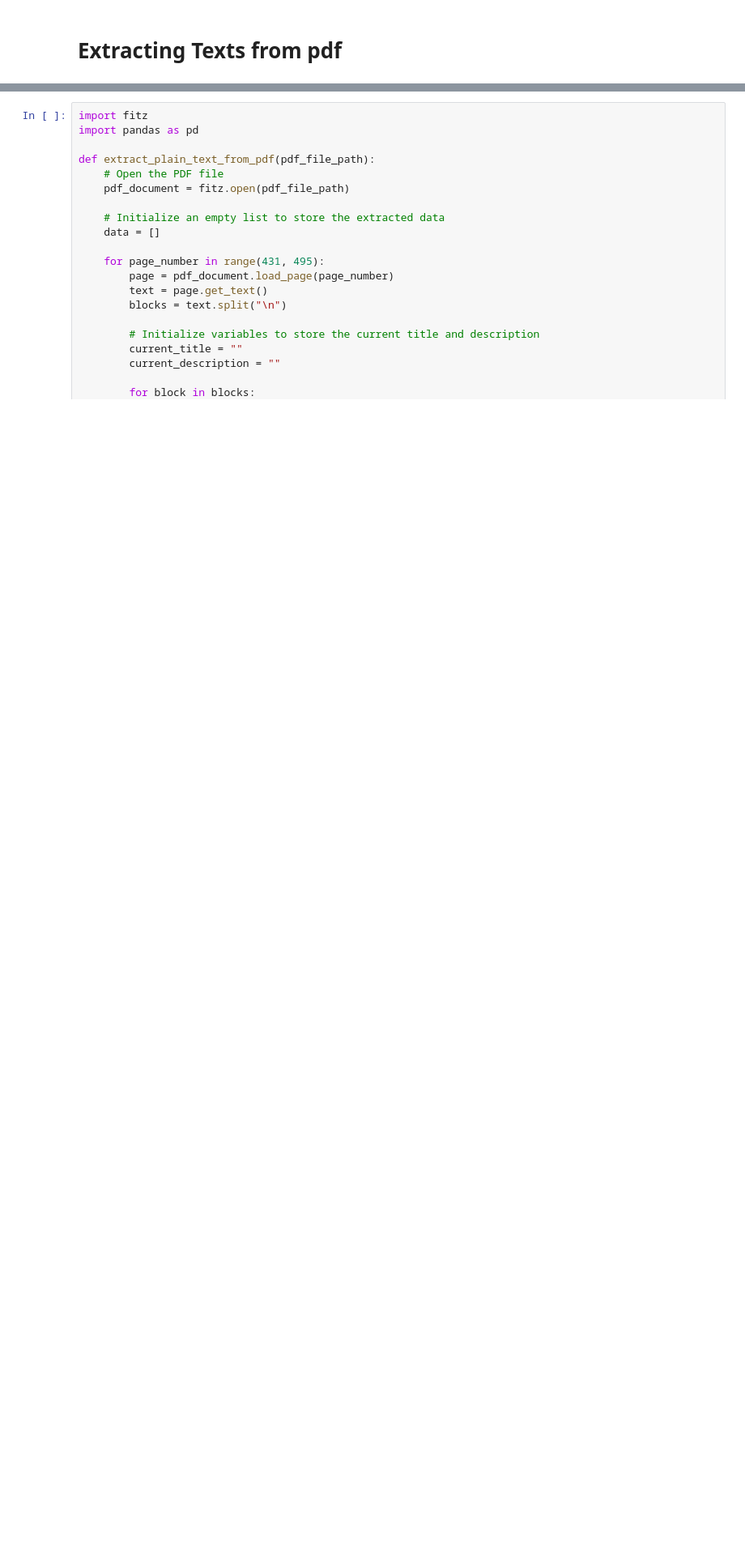
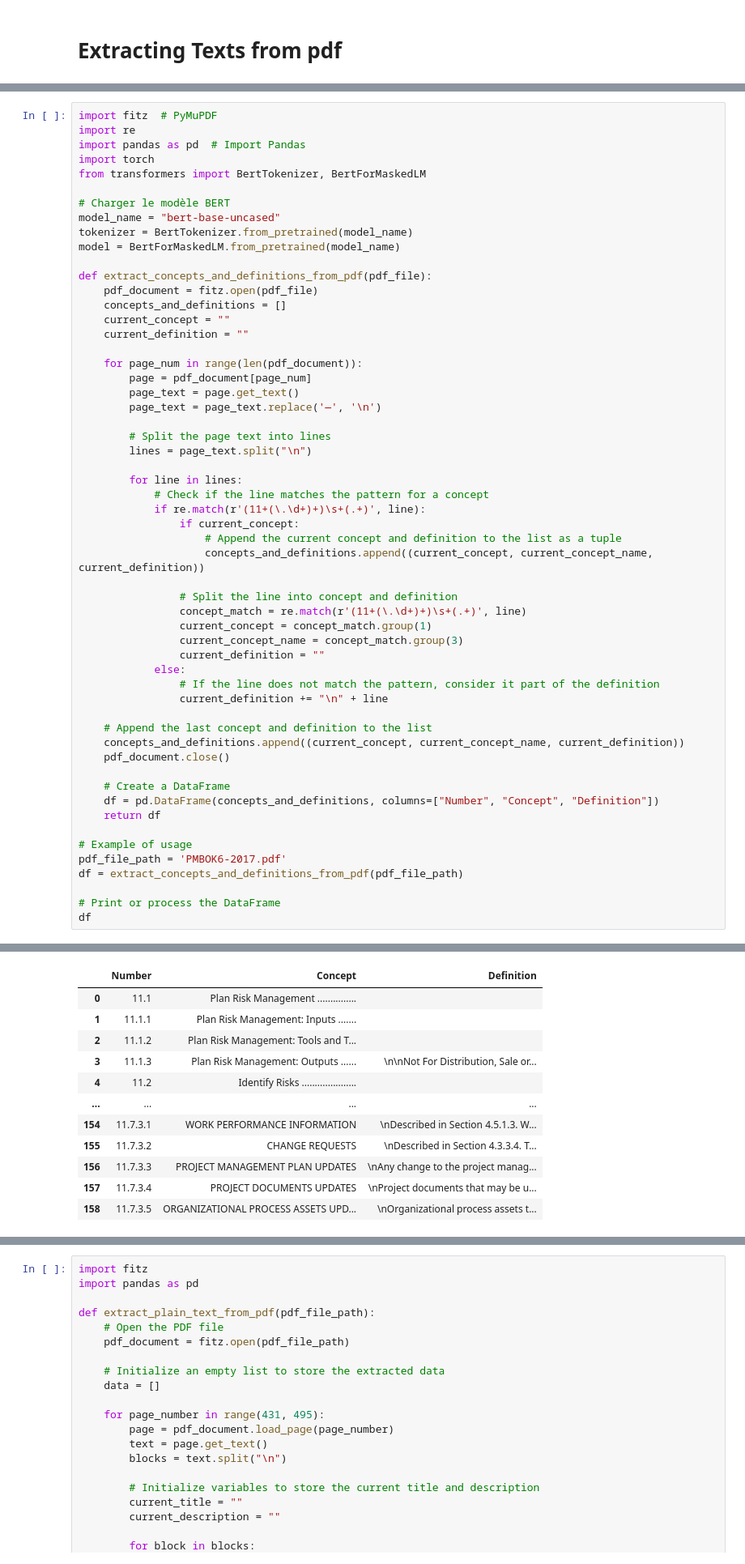
Before and after one commit to MohamedDhibi/ProjetAI, a Jupyter notebook: Preproc V1.0.ipynb, the cells around one changed output, grey strips where cells are left out. Shown at 81% size. Saved outputs shown, nothing was run; the diff lists cells and outputs as text; blank space fills up the shorter version.

```diff
--- a/Preproc V1.0.ipynb
+++ b/Preproc V1.0.ipynb
@@ -301,0 +440,57 @@ def extract_text_and_figures(pdf_path, output_text_path, output_figures_path):
+# %%
+import fitz  # PyMuPDF
+import re
+import pandas as pd  # Import Pandas
+import torch
+from transformers import BertTokenizer, BertForMaskedLM
+
+# Charger le modèle BERT
+model_name = "bert-base-uncased"
+tokenizer = BertTokenizer.from_pretrained(model_name)
+model = BertForMaskedLM.from_pretrained(model_name)
+
+def extract_concepts_and_definitions_from_pdf(pdf_file):
+    pdf_document = fitz.open(pdf_file)
+    concepts_and_definitions = []
+    current_concept = ""
+    current_definition = ""
+
+    for page_num in range(len(pdf_document)):
+        page = pdf_document[page_num]
+        page_text = page.get_text()
+        page_text = page_text.replace('—', '\n')
+
+        # Split the page text into lines
+        lines = page_text.split("\n")
+
+        for line in lines:
+            # Check if the line matches the pattern for a concept
+            if re.match(r'(11+(\.\d+)+)\s+(.+)', line):
+                if current_concept:
+                    # Append the current concept and definition to the list as a tuple
+                    concepts_and_definitions.append((current_concept, current_concept_name, current_definition))
+
+                # Split the line into concept and definition
+                concept_match = re.match(r'(11+(\.\d+)+)\s+(.+)', line)
+                current_concept = concept_match.group(1)
+                current_concept_name = concept_match.group(3)
+                current_definition = ""
+            else:
+                # If the line does not match the pattern, consider it part of the definition
+                current_definition += "\n" + line
+
+    # Append the last concept and definition to the list
+    concepts_and_definitions.append((current_concept, current_concept_name, current_definition))
+    pdf_document.close()
+
+    # Create a DataFrame
+    df = pd.DataFrame(concepts_and_definitions, columns=["Number", "Concept", "Definition"])
+    return df
+
+# Example of usage
+pdf_file_path = 'PMBOK6-2017.pdf'
+df = extract_concepts_and_definitions_from_pdf(pdf_file_path)
+
+# Print or process the DataFrame
+df
+# %% [output]
@@ -301,0 +500,12 @@ def extract_text_and_figures(pdf_path, output_text_path, output_figures_path):
+|  | Number | Concept | Definition |
+| 0 | 11.1 | Plan Risk Management ............... |  |
+| 1 | 11.1.1 | Plan Risk Management: Inputs ....... |  |
+| 2 | 11.1.2 | Plan Risk Management: Tools and T... |  |
+| 3 | 11.1.3 | Plan Risk Management: Outputs ...... | \n\nNot For Distribution, Sale or... |
+| 4 | 11.2 | Identify Risks ..................... |  |
+| ... | ... | ... | ... |
+| 154 | 11.7.3.1 | WORK PERFORMANCE INFORMATION | \nDescribed in Section 4.5.1.3. W... |
+| 155 | 11.7.3.2 | CHANGE REQUESTS | \nDescribed in Section 4.3.3.4. T... |
+| 156 | 11.7.3.3 | PROJECT MANAGEMENT PLAN UPDATES | \nAny change to the project manag... |
+| 157 | 11.7.3.4 | PROJECT DOCUMENTS UPDATES | \nProject documents that may be u... |
+| 158 | 11.7.3.5 | ORGANIZATIONAL PROCESS ASSETS UPD... | \nOrganizational process assets t... |
```
Also changed, not shown: parts of 46 cells of this notebook.
